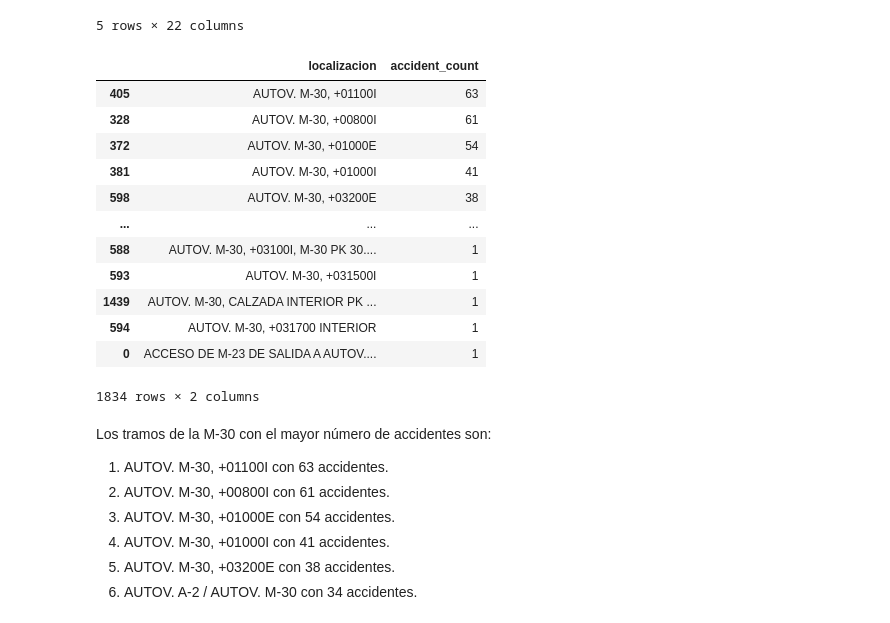
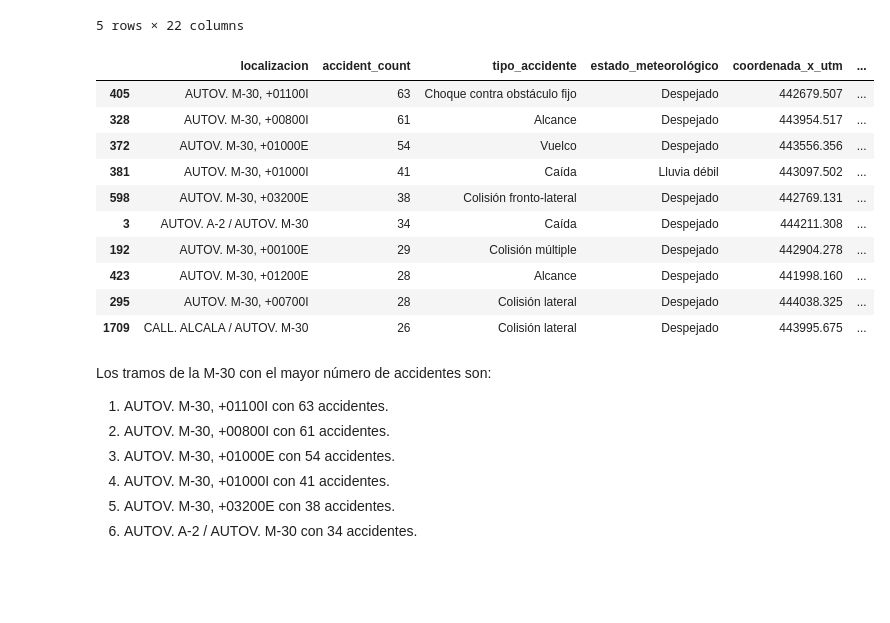
Before and after one commit to lucaramirezo/Traffic-Network-Transparency, a Jupyter notebook: E_calles.ipynb, the cells around one changed output. Cells and saved outputs as stored; diff of their text form; code cells hidden in the pictures; blank space fills up the shorter version.

Commit message:
Mapa tramos con más accidentes M-30 aplicando la moda de 'tipo_accidente' y 'estado_meteorológico'

```diff
--- a/E_calles.ipynb
+++ b/E_calles.ipynb
@@ -326,26 +326,29 @@ m30_data_head
 | 81 | 2022S000049 | 2022-01-01 | 7:10:00 | AUTOV. M-30, +00900E, 09XC | +00900E | 14.0 | MORATALAZ | Alcance | ... |
 5 rows × 22 columns
 # %%
-# Agrupando por 'localizacion' y contando
+import pandas as pd
 accident_counts = m30_data.groupby('localizacion').size().reset_index(name='accident_count')
 
-top_accident_locations = accident_counts.sort_values(by='accident_count', ascending=False)
+additional_columns = ['tipo_accidente', 'estado_meteorológico', 'coordenada_x_utm', 'coordenada_y_utm']
 
+additional_info = m30_data.groupby('localizacion')[additional_columns].first().reset_index()
+
+top_accident_info = pd.merge(accident_counts, additional_info, on='localizacion', how='left')
+
+top_accident_locations = top_accident_info.sort_values(by='accident_count', ascending=False).head(10)
 top_accident_locations
 # %% [output]
-|  | localizacion | accident_count |
-| 405 | AUTOV. M-30, +01100I | 63 |
-| 328 | AUTOV. M-30, +00800I | 61 |
-| 372 | AUTOV. M-30, +01000E | 54 |
-| 381 | AUTOV. M-30, +01000I | 41 |
-| 598 | AUTOV. M-30, +03200E | 38 |
-| ... | ... | ... |
-| 588 | AUTOV. M-30, +03100I, M-30 PK 30.... | 1 |
-| 593 | AUTOV. M-30, +031500I | 1 |
-| 1439 | AUTOV. M-30, CALZADA INTERIOR PK ... | 1 |
-| 594 | AUTOV. M-30, +031700 INTERIOR | 1 |
-| 0 | ACCESO DE M-23 DE SALIDA A AUTOV.... | 1 |
+|  | localizacion | accident_count | tipo_accidente | estado_meteorológico | coordenada_x_utm | ... |
+| 405 | AUTOV. M-30, +01100I | 63 | Choque contra obstáculo fijo | Despejado | 442679.507 | ... |
+| 328 | AUTOV. M-30, +00800I | 61 | Alcance | Despejado | 443954.517 | ... |
+| 372 | AUTOV. M-30, +01000E | 54 | Vuelco | Despejado | 443556.356 | ... |
+| 381 | AUTOV. M-30, +01000I | 41 | Caída | Lluvia débil | 443097.502 | ... |
+| 598 | AUTOV. M-30, +03200E | 38 | Colisión fronto-lateral | Despejado | 442769.131 | ... |
+| 3 | AUTOV. A-2 / AUTOV. M-30 | 34 | Caída | Despejado | 444211.308 | ... |
+| 192 | AUTOV. M-30, +00100E | 29 | Colisión múltiple | Despejado | 442904.278 | ... |
+| 423 | AUTOV. M-30, +01200E | 28 | Alcance | Despejado | 441998.160 | ... |
+| 295 | AUTOV. M-30, +00700I | 28 | Colisión lateral | Despejado | 444038.325 | ... |
+| 1709 | CALL. ALCALA / AUTOV. M-30 | 26 | Colisión lateral | Despejado | 443995.675 | ... |
-1834 rows × 2 columns
 # %% [markdown]
 Los tramos de la M-30 con el mayor número de accidentes son:
 
```
Also changed, not shown: parts of 6 cells of this notebook, 1 other file.
